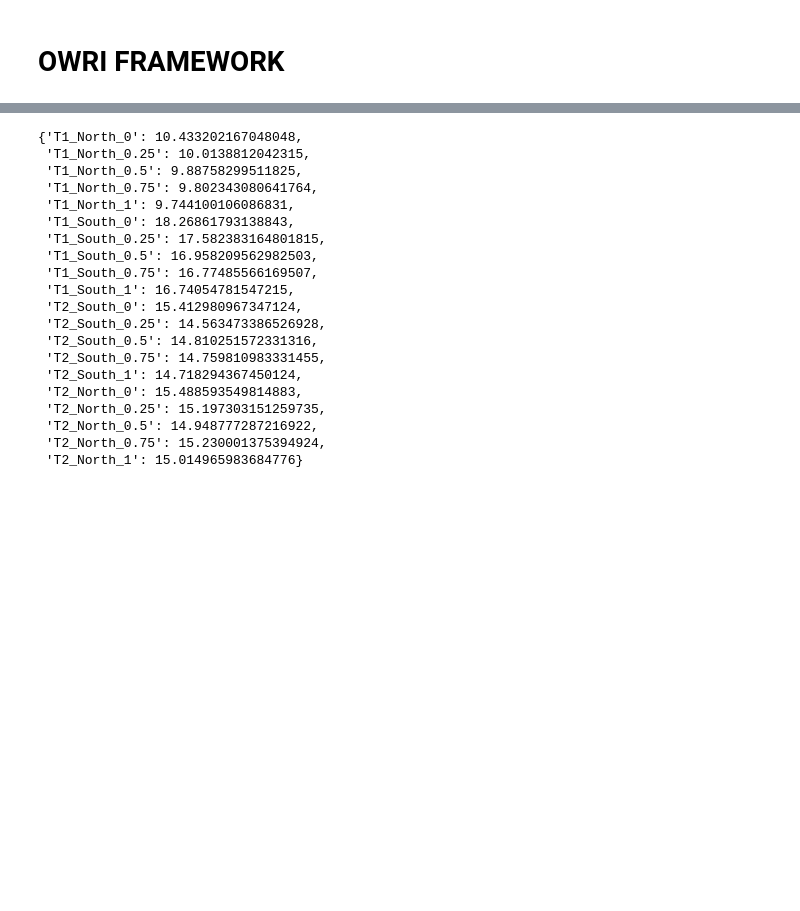
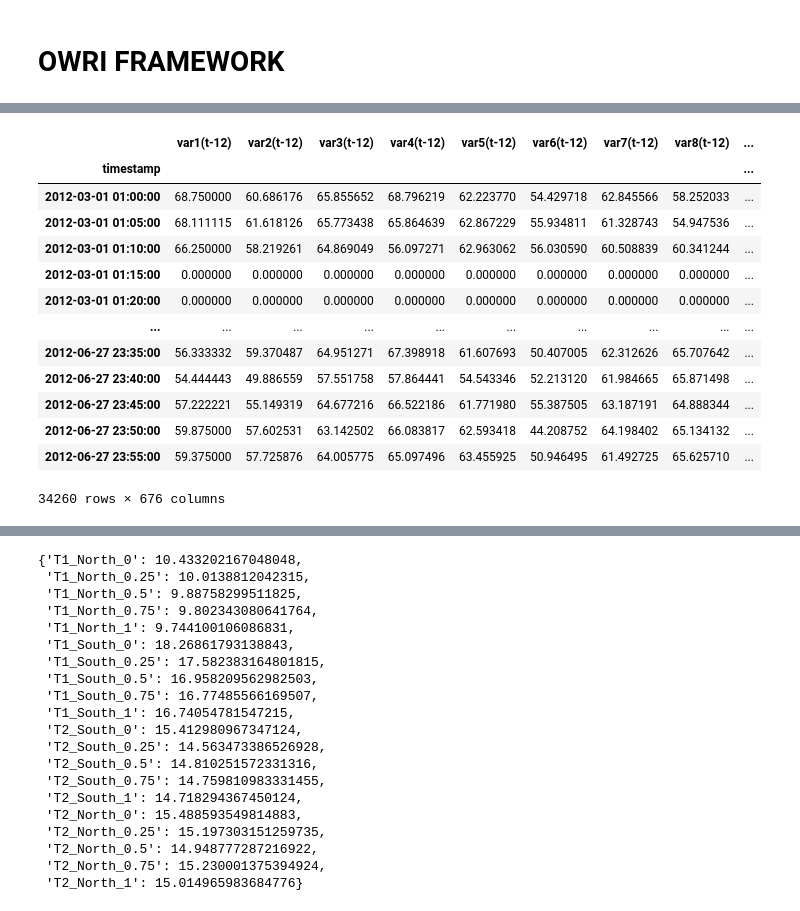
Before and after one commit to himanshudce/OWRI, a Jupyter notebook: notebooks/LSTM_univariate_Pytorch.ipynb, the cells around one changed output, grey strips where cells are left out. Drawn from its saved outputs; the diff is of its cells as text; code cells hidden in the pictures; blank space fills up the shorter version.

Commit message:
metr-la experiments

```diff
--- a/notebooks/LSTM_univariate_Pytorch.ipynb
+++ b/notebooks/LSTM_univariate_Pytorch.ipynb
@@ -42,5 +42,5 @@ with open('../data/hauge/processed/featured_fpds_raw.pickle', 'rb') as f:
     results = pickle.load(f)
 # %%
 # load data of correlated results from pickle file
-with open('../results/hauge/outlier_scores/AE/correlated_results.pickle', 'rb') as f:
+with open('../results/METR-LA/outlier_scores/AE/correlated_results.pickle', 'rb') as f:
     correlated_results = pickle.load(f)
@@ -47,4 +51,3 @@ with open('../results/hauge/outlier_scores/AE/correlated_results.pickle', 'rb')
 # %%
 # get target intersections for each trajectory and direction
-target_intersections={"T1":{"North":"K504", "South":"K561"},
-                      "T2":{"North":"K703", "South":"K206"}}
+target_intersections=["717445","773062","737529","769418", "761599", "717587", "717458"]
@@ -61,6 +62,17 @@ def merge_trejectory_data(results, trajectory, direction):
         data = pd.merge(data, intersection, left_index=True, right_index=True, how='outer')
     data.dropna(inplace=True)
     return data
+# %%
+def merge_trejectory_data_metr(results):
+    data = pd.DataFrame()
+    for intersection_name in results['raw']:
+        intersection = results['raw'][intersection_name]
+        intersection = intersection.rename(columns={"cars": intersection_name})
+        intersection = intersection.set_index(pd.DatetimeIndex(intersection['timestamp']))
+        intersection = intersection.drop(columns=['timestamp'])
+        data = pd.merge(data, intersection, left_index=True, right_index=True, how='outer')
+    data.dropna(inplace=True)
+    return data
 # %%
 def preprocess_df(df,n_obs, n_features, sequence_length):
     #do scaling:
@@ -162,4 +174,9 @@ def model_evaluation( model, test_X, device):
     preds = np.vstack(preds)
     preds = preds.reshape(-1)
     return preds
+# %%
+# thresholds = [0,0.05,0.1,0.25,0.5]
+thresholds = [0.25]
+# thresholds = [0,0.25,0.5,0.75,1]
+device = 'mps' if torch.backends.mps.is_available() else 'cpu'
 # %%
@@ -240,0 +302,17 @@ Training time: 178.98638010025024
+# %%
+reframed
+# %% [output]
+|  | var1(t-12) | var2(t-12) | var3(t-12) | var4(t-12) | var5(t-12) | var6(t-12) | var7(t-12) | var8(t-12) | ... |
+| timestamp |  |  |  |  |  |  |  |  | ... |
+| 2012-03-01 01:00:00 | 68.750000 | 60.686176 | 65.855652 | 68.796219 | 62.223770 | 54.429718 | 62.845566 | 58.252033 | ... |
+| 2012-03-01 01:05:00 | 68.111115 | 61.618126 | 65.773438 | 65.864639 | 62.867229 | 55.934811 | 61.328743 | 54.947536 | ... |
+| 2012-03-01 01:10:00 | 66.250000 | 58.219261 | 64.869049 | 56.097271 | 62.963062 | 56.030590 | 60.508839 | 60.341244 | ... |
+| 2012-03-01 01:15:00 | 0.000000 | 0.000000 | 0.000000 | 0.000000 | 0.000000 | 0.000000 | 0.000000 | 0.000000 | ... |
+| 2012-03-01 01:20:00 | 0.000000 | 0.000000 | 0.000000 | 0.000000 | 0.000000 | 0.000000 | 0.000000 | 0.000000 | ... |
+| ... | ... | ... | ... | ... | ... | ... | ... | ... | ... |
+| 2012-06-27 23:35:00 | 56.333332 | 59.370487 | 64.951271 | 67.398918 | 61.607693 | 50.407005 | 62.312626 | 65.707642 | ... |
+| 2012-06-27 23:40:00 | 54.444443 | 49.886559 | 57.551758 | 57.864441 | 54.543346 | 52.213120 | 61.984665 | 65.871498 | ... |
+| 2012-06-27 23:45:00 | 57.222221 | 55.149319 | 64.677216 | 66.522186 | 61.771980 | 55.387505 | 63.187191 | 64.888344 | ... |
+| 2012-06-27 23:50:00 | 59.875000 | 57.602531 | 63.142502 | 66.083817 | 62.593418 | 44.208752 | 64.198402 | 65.134132 | ... |
+| 2012-06-27 23:55:00 | 59.375000 | 57.725876 | 64.005775 | 65.097496 | 63.455925 | 50.946495 | 61.492725 | 65.625710 | ... |
+34260 rows × 676 columns
```
Also changed, not shown: parts of 20 cells of this notebook, 4 other files.
